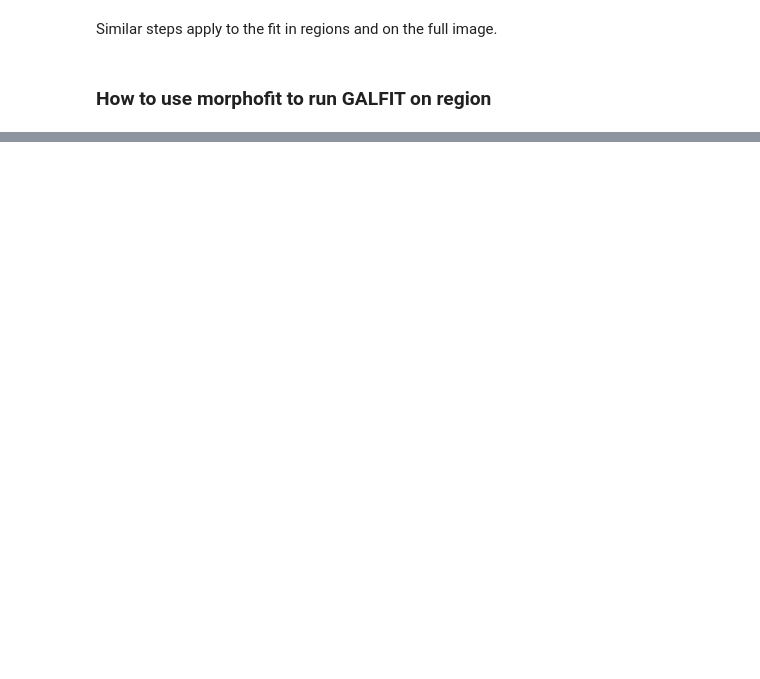
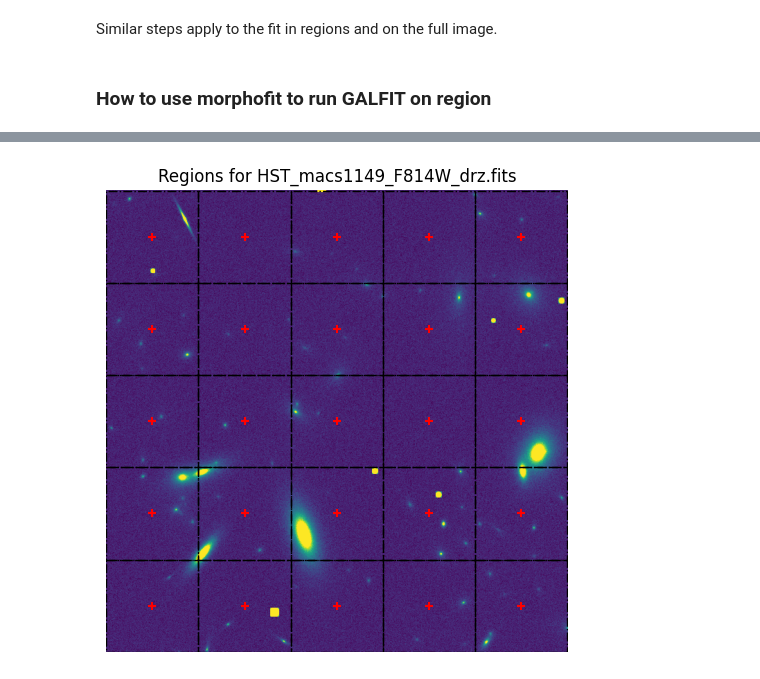
Before and after one commit to mauritiusdadd/morphofit, a Jupyter notebook: examples/demo_usage.ipynb, the cells around one changed output, grey strips where cells are left out. Saved outputs shown, nothing was run; the diff lists cells and outputs as text; code cells hidden in the pictures; blank space fills up the shorter version.

```diff
--- a/examples/demo_usage.ipynb
+++ b/examples/demo_usage.ipynb
@@ -541,0 +918,96 @@ Similar steps apply to the fit in regions and on the full image.
+# %%
+# Number of tiles for each side of image.
+# This will sub-divide the input images in a 4x4 grid of tiles
+number_of_regions_per_side = 5
+
+# The path where region images will be saved
+region_path = target_root_path / 'regions'
+if not region_path.is_dir():
+    os.makedirs(region_path)
+
+
+
+for target_field_name in target_field_names.split(','):
+    for waveband in wavebands_list.split(','):
+        for suffix in [sci_images_suffix, exp_images_suffix, rms_images_suffix, seg_images_suffix]:
+            target_image_file = target_root_path / f"{telescope_name}_{target_field_name}_{waveband}_{suffix}"
+            img_data = fits.getdata(target_image_file)
+            img_header = fits.getheader(target_image_file)
+            img_wcs = WCS(img_header)
+
+            img_height, img_width = img_data.shape[:2]
+            region_height = img_height // number_of_regions_per_side
+            region_width = img_width // number_of_regions_per_side
+
+            region_list = []
+            region_index = 0
+
+            if suffix == sci_images_suffix:
+                ccd_gain = img_header.get('CCDGAIN')
+                exp_time = img_header.get('EXPTIME')
+                mul_factor = exp_time / ccd_gain
+            else:
+                mul_factor = 1.0
+
+            if suffix == sci_images_suffix:
+                fig, ax = plt.subplots(1, 1, figsize=(6, 6))
+            else:
+                fig = None
+                ax = None
+
+            for h in range(number_of_regions_per_side):
+                for k in range(number_of_regions_per_side):
+                    region_center_x = region_width * (h + 0.5)
+                    region_center_y = region_height * (k + 0.5)
+                    try:
+                        cutout = Cutout2D(
+                            data=img_data,
+                            position=(region_center_x, region_center_y),
+                            size=(region_width, region_height),
+                            wcs=img_wcs
+                        )
+                    except Exception as exc:
+                        print(exc)
+                        continue
+
+                    if ax:
+                        rect = patches.Rectangle(
+                            (region_width * h, region_height * k),
+                            region_width, region_height,
+                            fc='none',
+                            ec='black',
+                            lw=1.0,
+                            ls='-.'
+                        )
+                        ax.add_patch(rect)
+
+                    header = img_header.copy()
+                    header.update(cutout.wcs.to_header())
+                    data = cutout.data * mul_factor
+                    data[~np.isfinite(data)] = 0
+
+                    if suffix == sci_images_suffix:
+                        region_list.append((region_center_x, region_center_y))
+                    hdu = fits.PrimaryHDU(
+                        data=data,
+                        header=header
+                    )
+                    region_file_name = f"{telescope_name}_{target_field_name}_{waveband}_{suffix}_reg{h:1d}{k:1d}.fits"
+                    hdu.writeto(os.path.join(region_path, region_file_name), overwrite=True)
+                    region_index += 1
+
+            if suffix == sci_images_suffix:
+                vmin=-0.005
+                vmax=0.05
+            else:
+                vmin=None
+                vmax=None
+
+            if ax:
+                ax.imshow(img_data, vmin=vmin, vmax=vmax, origin='lower')
+                ax.axis('off')
+                ax.scatter([x[0] for x in region_list], [x[1] for x in region_list], marker='+', c='red')
+                ax.set_title(f"Regions for {target_image_file.name}")
+                plt.show()
+                plt.close(fig)
+# %% [output]
@@ -541,0 +1016 @@ Similar steps apply to the fit in regions and on the full image.
+[figure, added]
```
Also changed, not shown: parts of 23 cells of this notebook, 16 other files.
